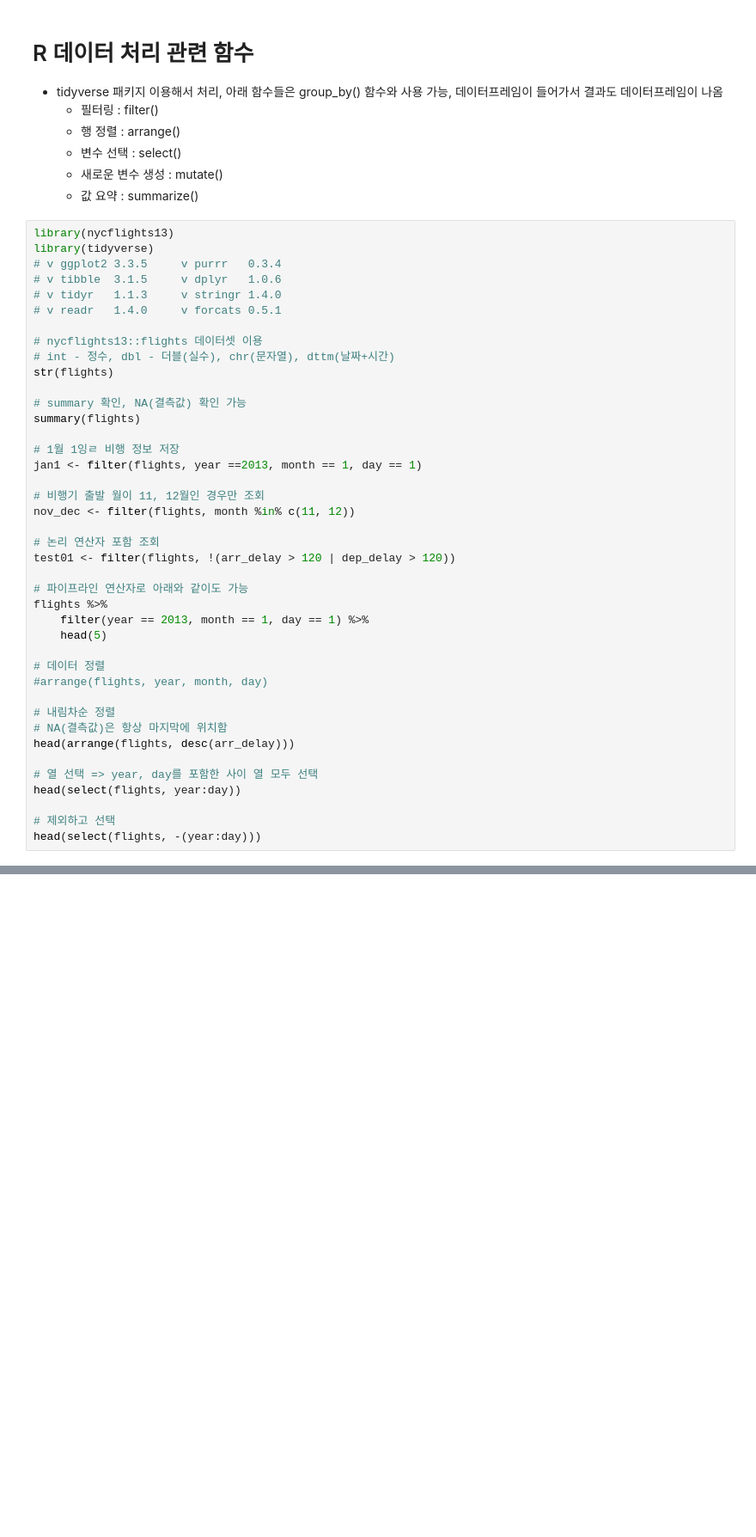
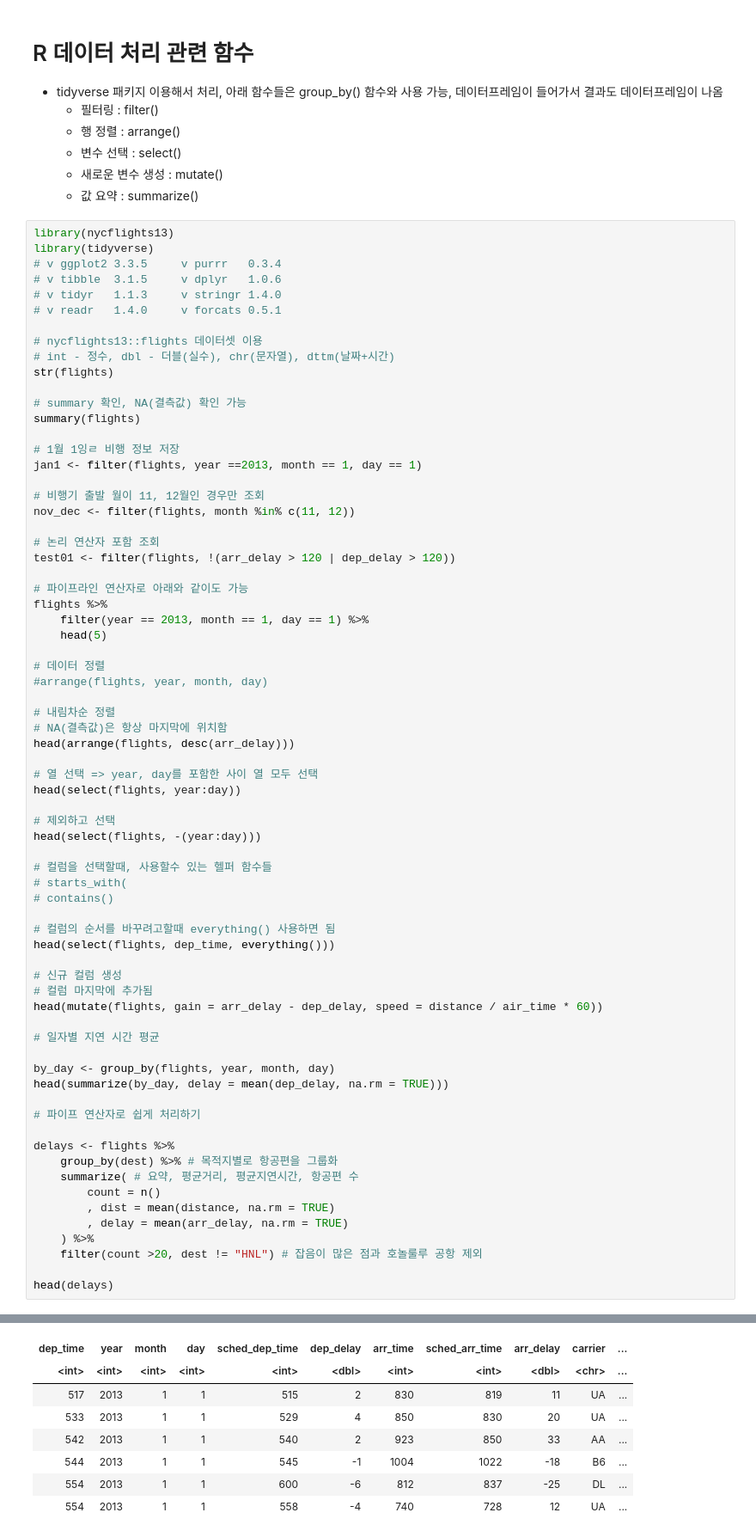
Before and after one commit to srkwon/analysis, a Jupyter notebook: data-analysis-2021/1.ADP실기/요약정리/데이터처리(R)_v0.0.1.ipynb, the cells around one changed output, grey strips where cells are left out. Shown: that part at 86% size. Saved outputs shown, nothing was run; the diff lists cells and outputs as text; blank space fills up the shorter version.

```diff
--- a/data-analysis-2021/1.ADP실기/요약정리/데이터처리(R)_v0.0.1.ipynb
+++ b/data-analysis-2021/1.ADP실기/요약정리/데이터처리(R)_v0.0.1.ipynb
@@ -47,6 +47,35 @@ head(select(flights, year:day))
 
 # 제외하고 선택
 head(select(flights, -(year:day)))
+
+# 컬럼을 선택할때, 사용할수 있는 헬퍼 함수들
+# starts_with(
+# contains()
+
+# 컬럼의 순서를 바꾸려고할때 everything() 사용하면 됨
+head(select(flights, dep_time, everything()))
+
+# 신규 컬럼 생성
+# 컬럼 마지막에 추가됨
+head(mutate(flights, gain = arr_delay - dep_delay, speed = distance / air_time * 60))
+
+# 일자별 지연 시간 평균
+
+by_day <- group_by(flights, year, month, day)
+head(summarize(by_day, delay = mean(dep_delay, na.rm = TRUE)))
+
+# 파이프 연산자로 쉽게 처리하기
+
+delays <- flights %>%
+    group_by(dest) %>% # 목적지별로 항공편을 그룹화
+    summarize( # 요약, 평균거리, 평균지연시간, 항공편 수
+        count = n()
+        , dist = mean(distance, na.rm = TRUE)
+        , delay = mean(arr_delay, na.rm = TRUE)
+    ) %>%
+    filter(count >20, dest != "HNL") # 잡음이 많은 점과 호놀룰루 공항 제외
+
+head(delays)
 # %% [output]
 tibble [336,776 x 19] (S3: tbl_df/tbl/data.frame)
  $ year          : int [1:336776] 2013 2013 2013 2013 2013 2013 2013 2013 2013 2013 ...
@@ -122,0 +153,8 @@ A tibble: 6 × 16
+| dep_time | year | month | day | sched_dep_time | dep_delay | arr_time | sched_arr_time | arr_delay | carrier | ... |
+| <int> | <int> | <int> | <int> | <int> | <dbl> | <int> | <int> | <dbl> | <chr> | ... |
+| 517 | 2013 | 1 | 1 | 515 | 2 | 830 | 819 | 11 | UA | ... |
+| 533 | 2013 | 1 | 1 | 529 | 4 | 850 | 830 | 20 | UA | ... |
+| 542 | 2013 | 1 | 1 | 540 | 2 | 923 | 850 | 33 | AA | ... |
+| 544 | 2013 | 1 | 1 | 545 | -1 | 1004 | 1022 | -18 | B6 | ... |
+| 554 | 2013 | 1 | 1 | 600 | -6 | 812 | 837 | -25 | DL | ... |
+| 554 | 2013 | 1 | 1 | 558 | -4 | 740 | 728 | 12 | UA | ... |
```
Also changed, not shown: parts of 1 cell of this notebook.
